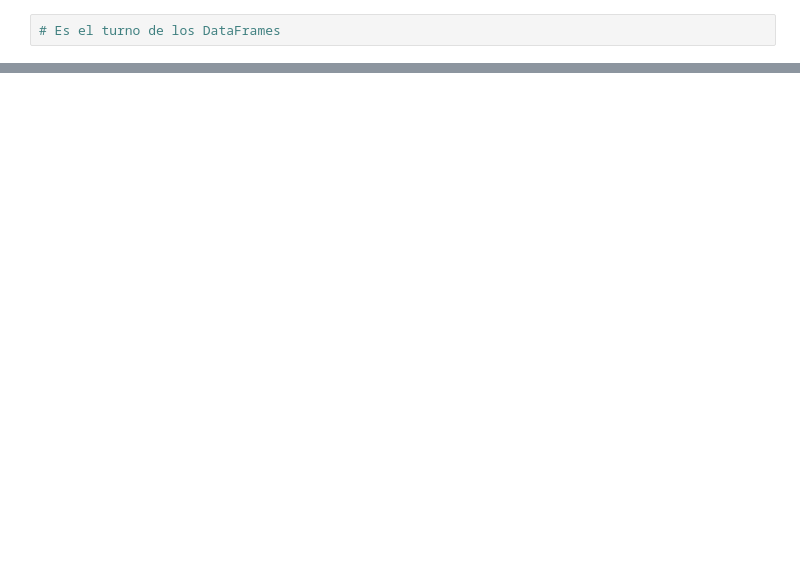
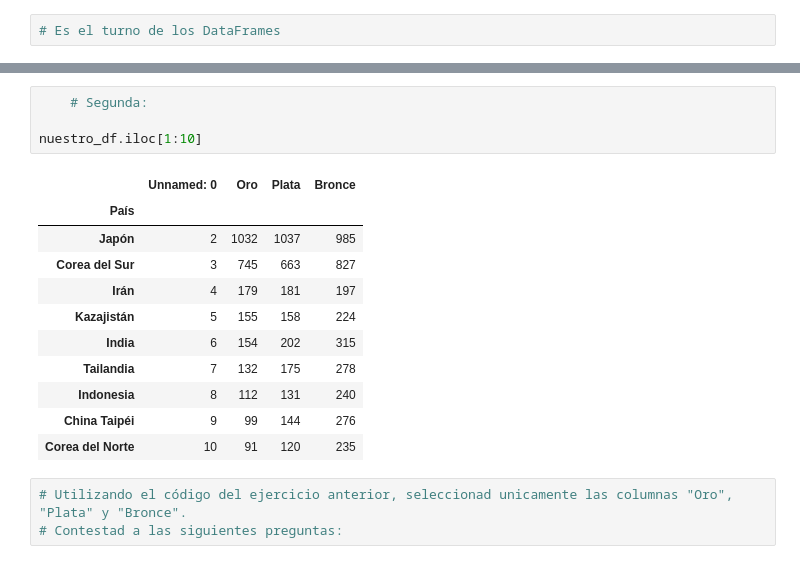
Before and after one commit to Adalab/DA-promoC-modulo-02-Marina-Lourdes-Ana, a Jupyter notebook: Pandas/pairprogramming_pandas_1.ipynb, the cells around one changed output, grey strips where cells are left out. Drawn from its saved outputs; the diff is of its cells as text; blank space fills up the shorter version.

```diff
--- a/Pandas/pairprogramming_pandas_1.ipynb
+++ b/Pandas/pairprogramming_pandas_1.ipynb
@@ -102,0 +241,19 @@ TypeError: argument of type 'int' is not iterable
+# %%
+    # Segunda:
+
+nuestro_df.iloc[1:10]
+# %% [output]
+|  | Unnamed: 0 | Oro | Plata | Bronce |
+| País |  |  |  |  |
+| Japón | 2 | 1032 | 1037 | 985 |
+| Corea del Sur | 3 | 745 | 663 | 827 |
+| Irán | 4 | 179 | 181 | 197 |
+| Kazajistán | 5 | 155 | 158 | 224 |
+| India | 6 | 154 | 202 | 315 |
+| Tailandia | 7 | 132 | 175 | 278 |
+| Indonesia | 8 | 112 | 131 | 240 |
+| China Taipéi | 9 | 99 | 144 | 276 |
+| Corea del Norte | 10 | 91 | 120 | 235 |
+# %%
+# Utilizando el código del ejercicio anterior, seleccionad unicamente las columnas "Oro", "Plata" y "Bronce".
+# Contestad a las siguientes preguntas:
```
Also changed, not shown: parts of 32 cells of this notebook.
